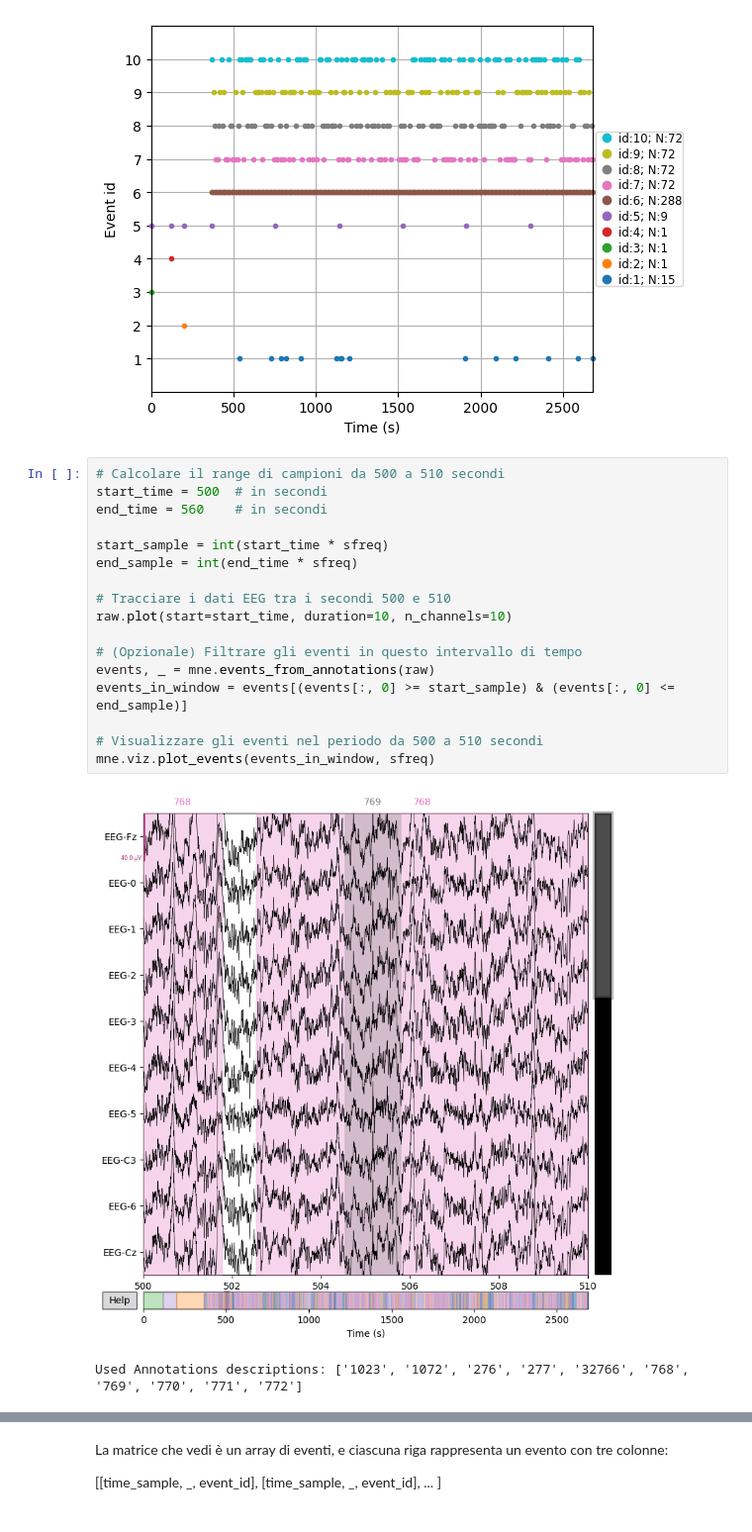
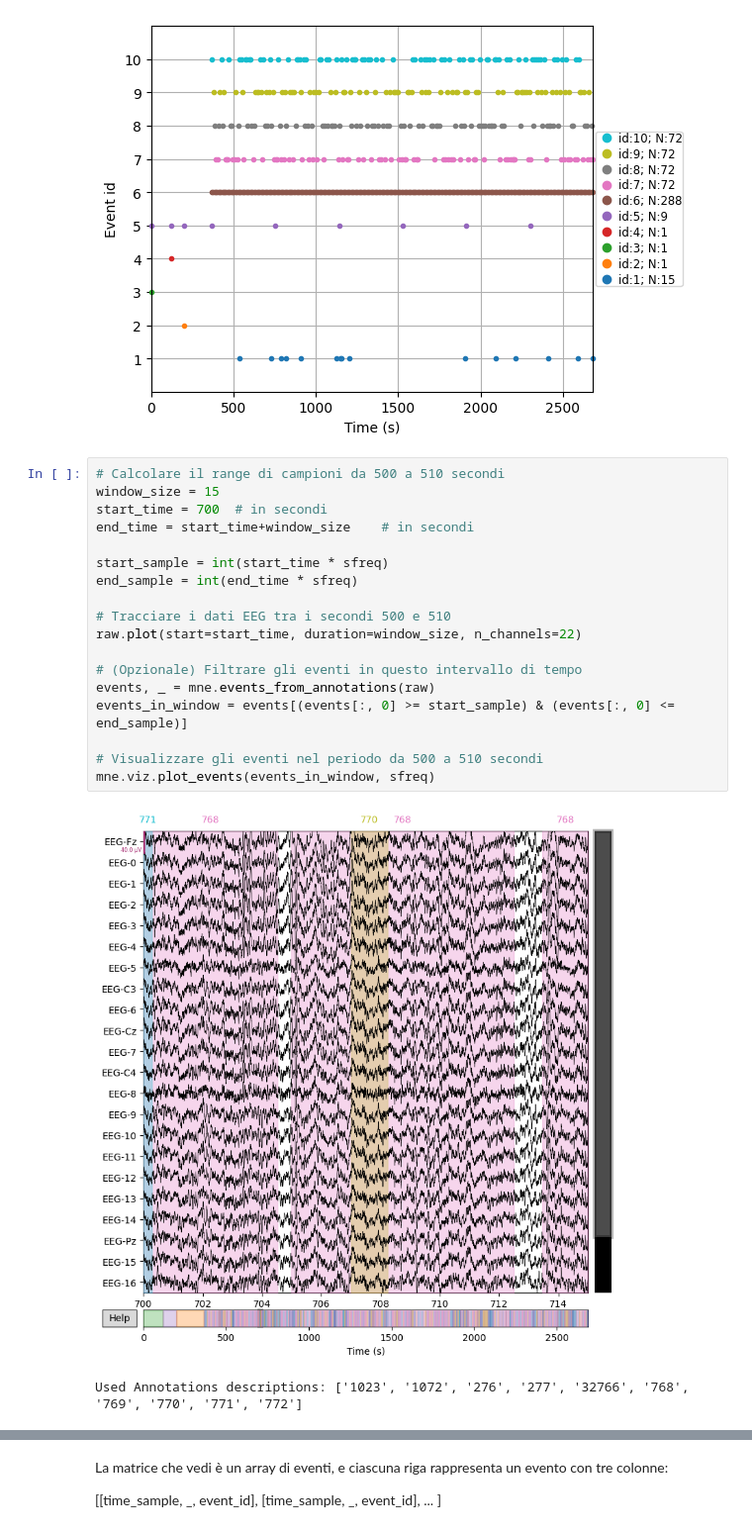
Before and after one commit to marco-siino/bci-gpt, a Jupyter notebook: BCI_Competition_IV2a_Signal_Visualization.ipynb, the cells around one changed output, grey strips where cells are left out. Shown at 99% size. Cells and saved outputs as stored; diff of their text form.

```diff
--- a/BCI_Competition_IV2a_Signal_Visualization.ipynb
+++ b/BCI_Competition_IV2a_Signal_Visualization.ipynb
@@ -313,21 +186,22 @@ mne.viz.plot_events(events, raw.info['sfreq'])
 [figure]
 # %%
 # Calcolare il range di campioni da 500 a 510 secondi
-start_time = 500  # in secondi
-end_time = 560    # in secondi
+window_size = 15
+start_time = 700  # in secondi
+end_time = start_time+window_size    # in secondi
 
 start_sample = int(start_time * sfreq)
 end_sample = int(end_time * sfreq)
 
 # Tracciare i dati EEG tra i secondi 500 e 510
-raw.plot(start=start_time, duration=10, n_channels=10)
+raw.plot(start=start_time, duration=window_size, n_channels=22)
 
 # (Opzionale) Filtrare gli eventi in questo intervallo di tempo
 events, _ = mne.events_from_annotations(raw)
 events_in_window = events[(events[:, 0] >= start_sample) & (events[:, 0] <= end_sample)]
 
 # Visualizzare gli eventi nel periodo da 500 a 510 secondi
 mne.viz.plot_events(events_in_window, sfreq)
 # %% [output]
-[figure, old version]
+[figure, new version]
 Used Annotations descriptions: ['1023', '1072', '276', '277', '32766', '768', '769', '770', '771', '772']
```
Also changed, not shown: parts of 6 cells of this notebook.
